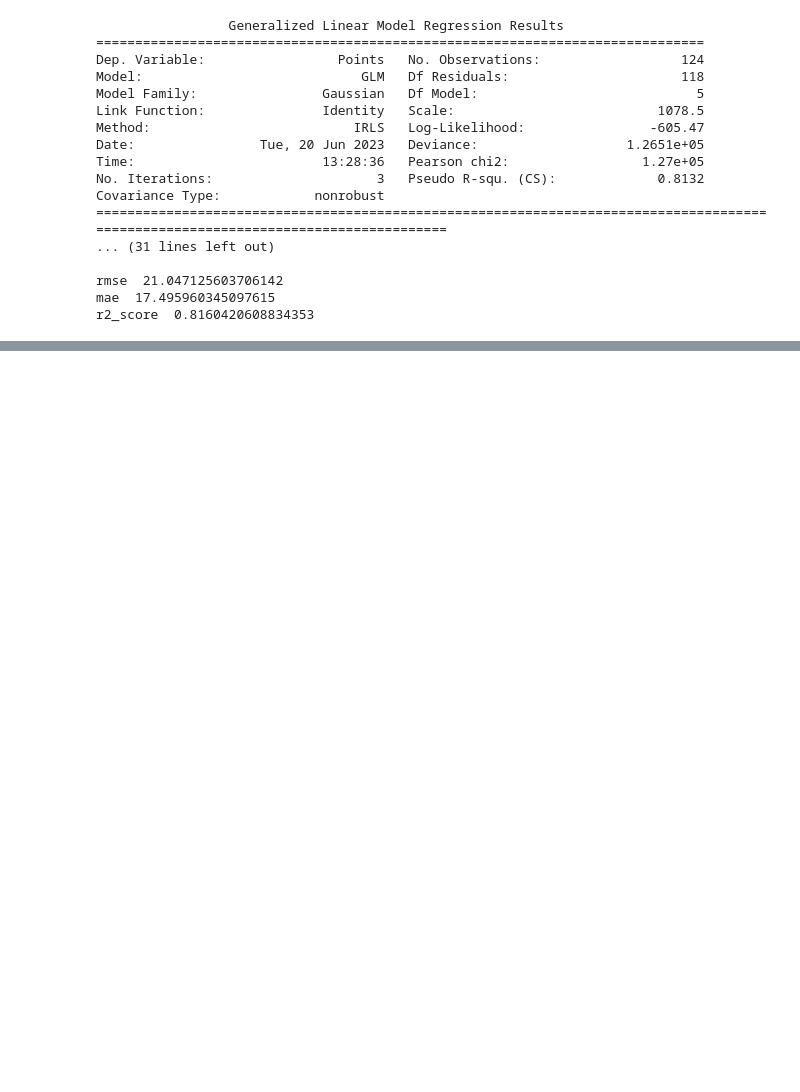
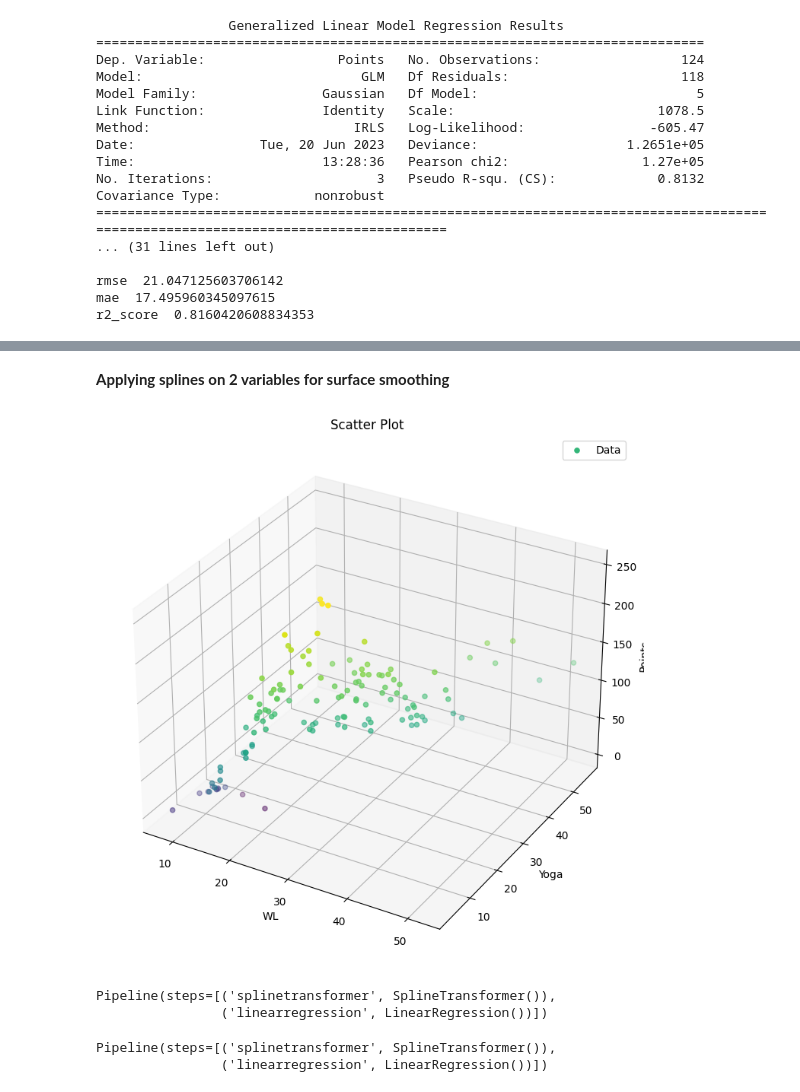
Before and after one commit to sk-aili/sports-analytics-2, a Jupyter notebook: lib/polynomial_regression.ipynb, the cells around one changed output, grey strips where cells are left out. Saved outputs shown, nothing was run; the diff lists cells and outputs as text; code cells hidden in the pictures; blank space fills up the shorter version.

```diff
--- a/lib/polynomial_regression.ipynb
+++ b/lib/polynomial_regression.ipynb
@@ -1706,0 +1784,2 @@ metrics_df
+# %% [markdown]
+**Applying splines on 2 variables for surface smoothing**
@@ -1706,0 +1789,17 @@ metrics_df
+# %%
+# plot the data in 3d
+fig = plt.figure(figsize=(11,9))
+ax = fig.add_subplot(projection = '3d')
+ax.scatter(X_train_clean.WL,
+            X_train_clean.Yoga,
+            y_train,
+            c = np.sqrt(y_train),
+            label = 'Data')
+ax.set_title('Scatter Plot')
+ax.set_xlabel('WL')
+ax.set_ylabel('Yoga')
+ax.set_zlabel('Points')
+plt.legend(loc='upper right')
+plt.show()
+# %% [output]
+[figure, added]
@@ -1706,0 +1809,12 @@ metrics_df
+# %%
+spline_model = make_pipeline(SplineTransformer(n_knots=5, degree=3),
+                            LinearRegression())
+spline_model
+# %% [output]
+Pipeline(steps=[('splinetransformer', SplineTransformer()),
+                ('linearregression', LinearRegression())])
+# %%
+spline_model.fit(X_train_clean[['WL', 'Yoga']], y_train)
+# %% [output]
+Pipeline(steps=[('splinetransformer', SplineTransformer()),
+                ('linearregression', LinearRegression())])
```
Also changed, not shown: parts of 20 cells of this notebook, 3 other files.
